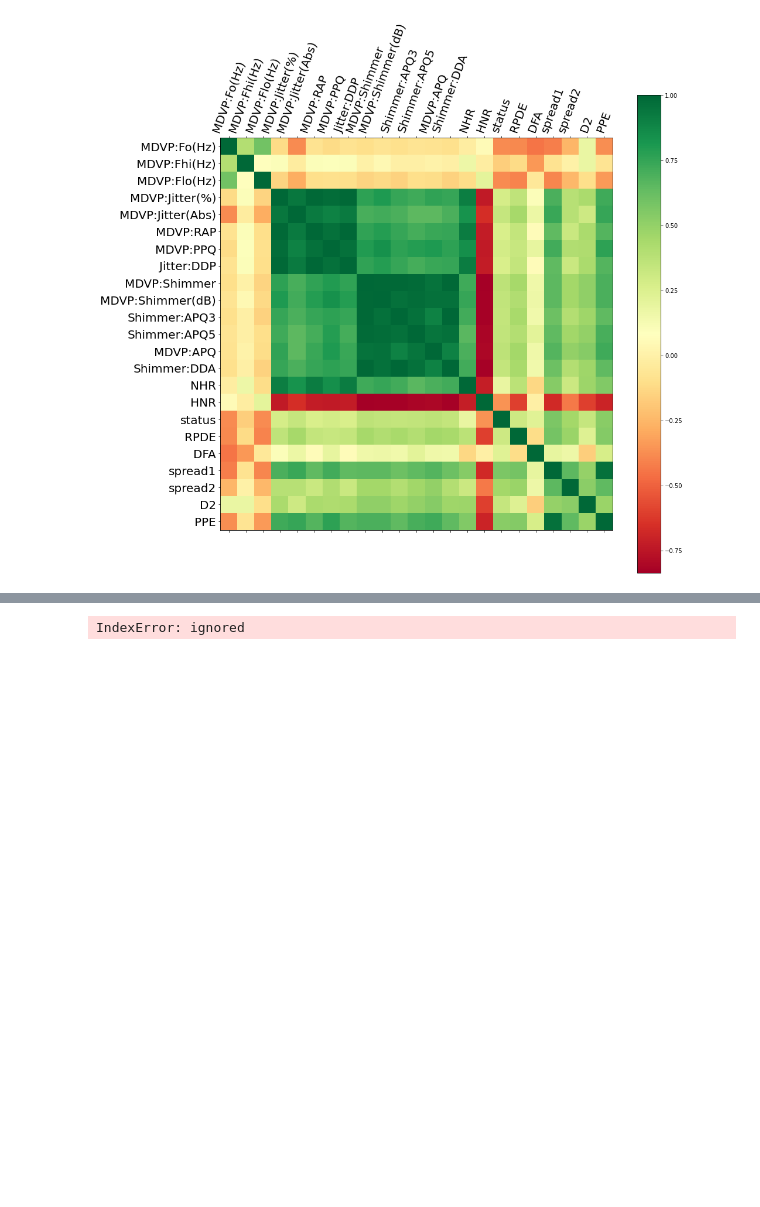
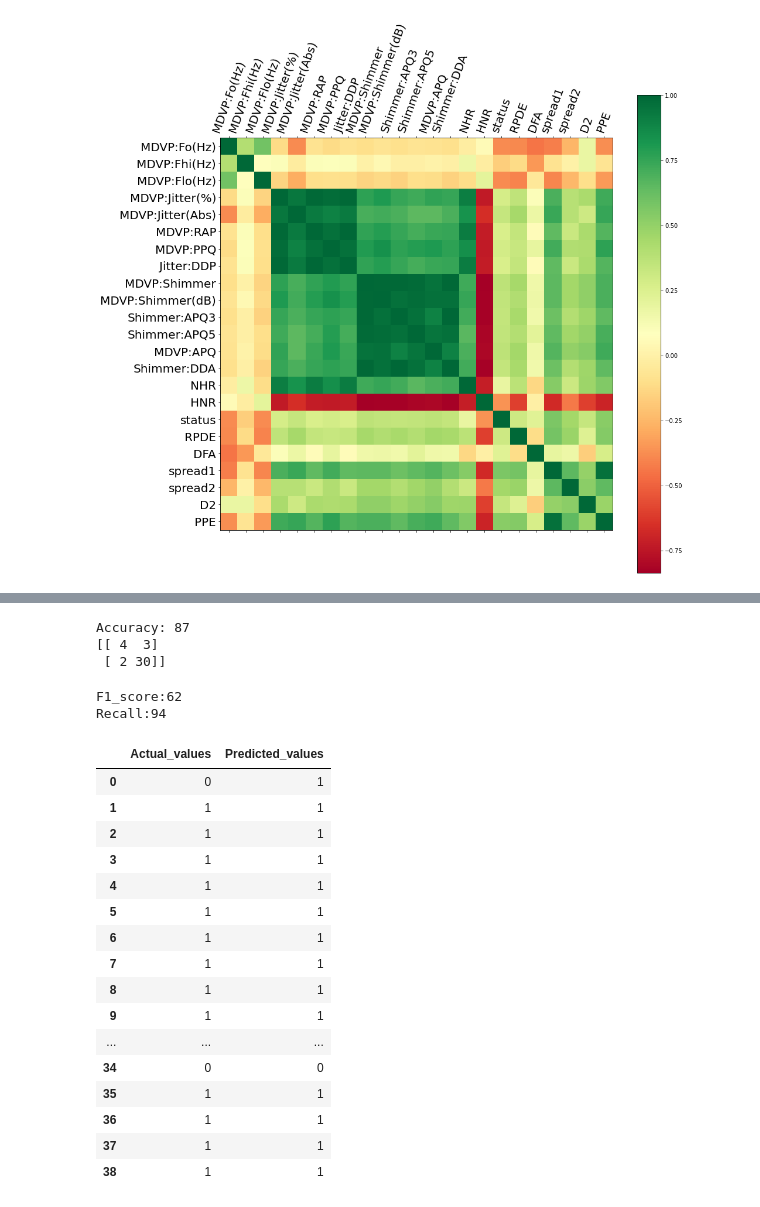
Before and after one commit to OluwajobaOluwabori/Detecting-Parkinson-s-Disease, a Jupyter notebook: Detecting_parkinsons_data.ipynb, the cells around one changed output, grey strips where cells are left out. Drawn from its saved outputs; the diff is of its cells as text; code cells hidden in the pictures; blank space fills up the shorter version.

```diff
--- a/Detecting_parkinsons_data.ipynb
+++ b/Detecting_parkinsons_data.ipynb
@@ -126,8 +179,45 @@ Name: status, dtype: int64
+# %%
+#Measuring first model's  performance
+from sklearn.metrics import confusion_matrix, accuracy_score, recall_score,f1_score
+cnf=confusion_matrix(y_true=y_test, y_pred=predicted_values, labels=[0, 1])
+Accuracy_score = accuracy_score(y_test,predicted_values)
+print('Accuracy: {}'.format(round(Accuracy_score*100), 2))
+print(cnf)
+# %% [output]
+Accuracy: 87
+[[ 4  3]
+ [ 2 30]]
+# %%
+recall = recall_score(y_test,predicted_values)
+f1 = f1_score(y_test,predicted_values,pos_label=0)
+print('F1_score:{}'.format(round(f1*100),2))
+print('Recall:{}'.format(round(recall*100),2))
+# %% [output]
+F1_score:62
+Recall:94
 # %%
-#Applying Models
+#Applying Model2
 #Boosting technique
 from xgboost import XGBClassifier
-xgb= XGBClassifier(random_state=1)
-xgb.fit(x_train,y_train)
+XGB_model = XGBClassifier()
+XGB_model.fit(x_train,y_train)
+predicted_values2 = XGB_model.predict(x_test)
+pd.DataFrame({'Actual_values': y_test,'Predicted_values':predicted_values2})
 # %% [output]
-IndexError: ignored
+|  | Actual_values | Predicted_values |
+| 0 | 0 | 1 |
+| 1 | 1 | 1 |
+| 2 | 1 | 1 |
+| 3 | 1 | 1 |
+| 4 | 1 | 1 |
+| 5 | 1 | 1 |
+| 6 | 1 | 1 |
+| 7 | 1 | 1 |
+| 8 | 1 | 1 |
+| 9 | 1 | 1 |
+| ... | ... | ... |
+| 34 | 0 | 0 |
+| 35 | 1 | 1 |
+| 36 | 1 | 1 |
+| 37 | 1 | 1 |
+| 38 | 1 | 1 |
```
Also changed, not shown: parts of 16 cells of this notebook.
